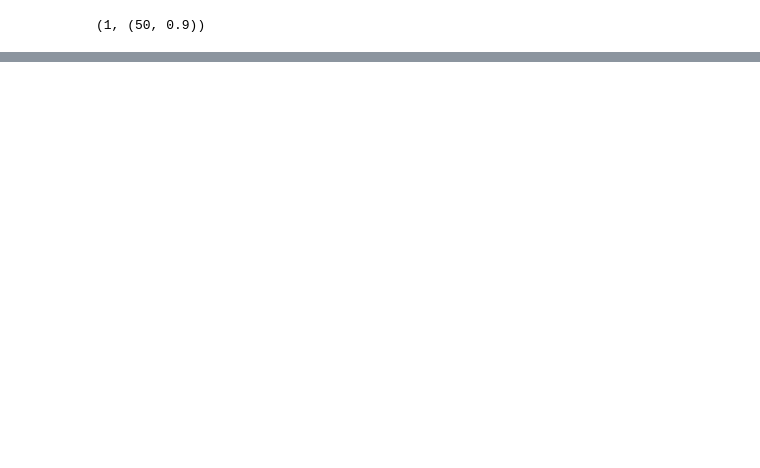
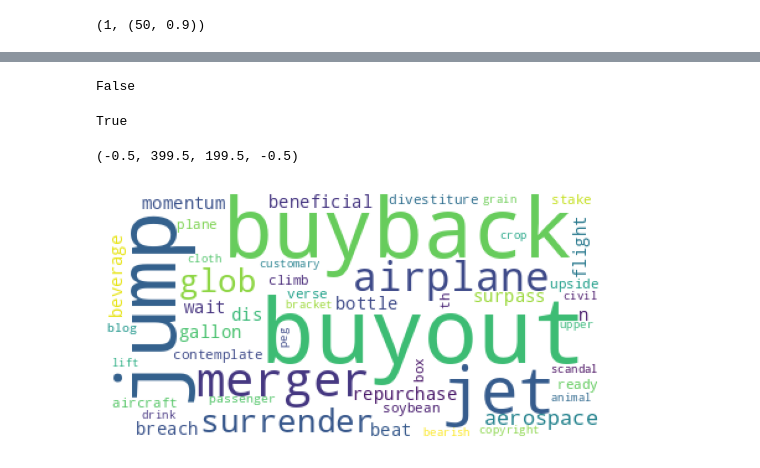
Before and after one commit to orince/Xiu, a Jupyter notebook: selectword_view2.ipynb, the cells around one changed output, grey strips where cells are left out. Drawn from its saved outputs; the diff is of its cells as text; code cells hidden in the pictures; blank space fills up the shorter version.

```diff
--- a/selectword_view2.ipynb
+++ b/selectword_view2.ipynb
@@ -348,8 +348,8 @@ def Hyperparam(W_train, r_train, W_vali, r_vali, Lam, Alpha_posnum, Kappa):
     return lam,hyperparamerter, WS_index
 
 Lam = [1]
-Alpha_posnum = [25, 50, 100]
-Alpha_posnum = [25, 50]
+# Alpha_posnum = [25, 50, 100]
+Alpha_posnum = [100]
 Alpha_negnum = Alpha_posnum
 Kappa = [0.86,0.88,0.90,0.92,0.94]
 lam, (alpha_posnum, kappa),WS_index = Hyperparam(W_train, r_train, W_vali, r_vali, Lam, Alpha_posnum, Kappa)
@@ -467,0 +472,33 @@ lam, (alpha_posnum, kappa)
+# %%
+from english_words import english_words_set
+'aug' in english_words_set
+# %% [output]
+False
+# %%
+from nltk.corpus import wordnet
+wordnet.synsets('penni')!=[]
+# %% [output]
+True
+# %%
+from wordcloud import WordCloud, ImageColorGenerator
+import matplotlib.pyplot as plt
+fq_pos,fq_neg ={},{}
+for i in WS_index[:50]:
+    i_index = np.nonzero(W_vali[:,i])[0] # count of word i appearance in all article
+    num_i_index = len(i_index)
+    f_r = sum(r_vali[i_index]>0)
+    fq_pos[i] = f_r/num_i_index
+
+for i in WS_index[50:]:
+    i_index = np.nonzero(W_vali[:,i])[0] # count of word i appearance in all article
+    num_i_index = len(i_index)
+    f_r = sum(r_vali[i_index]>0)
+    fq_neg[i] = f_r/num_i_index
+
+fq_pos = {df_words.final_word[k]: v for k, v in fq_pos.items()}
+# print(fq_pos0)
+plt.imshow(WordCloud(background_color='white').generate_from_frequencies(frequencies=fq_pos))
+plt.axis("off")
+# %% [output]
+(-0.5, 399.5, 199.5, -0.5)
+[figure, added]
```
Also changed, not shown: parts of 6 cells of this notebook, 1 other file.
